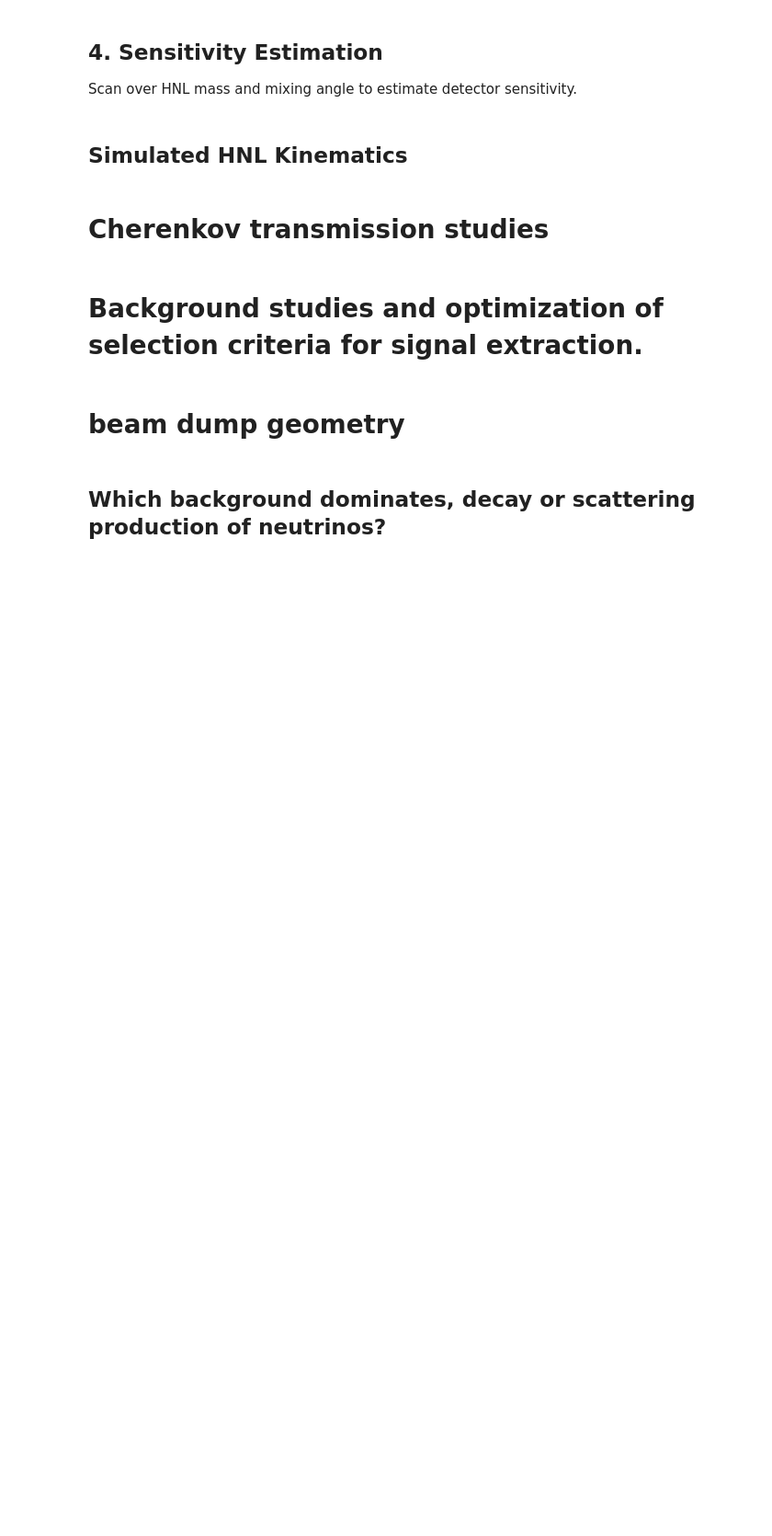
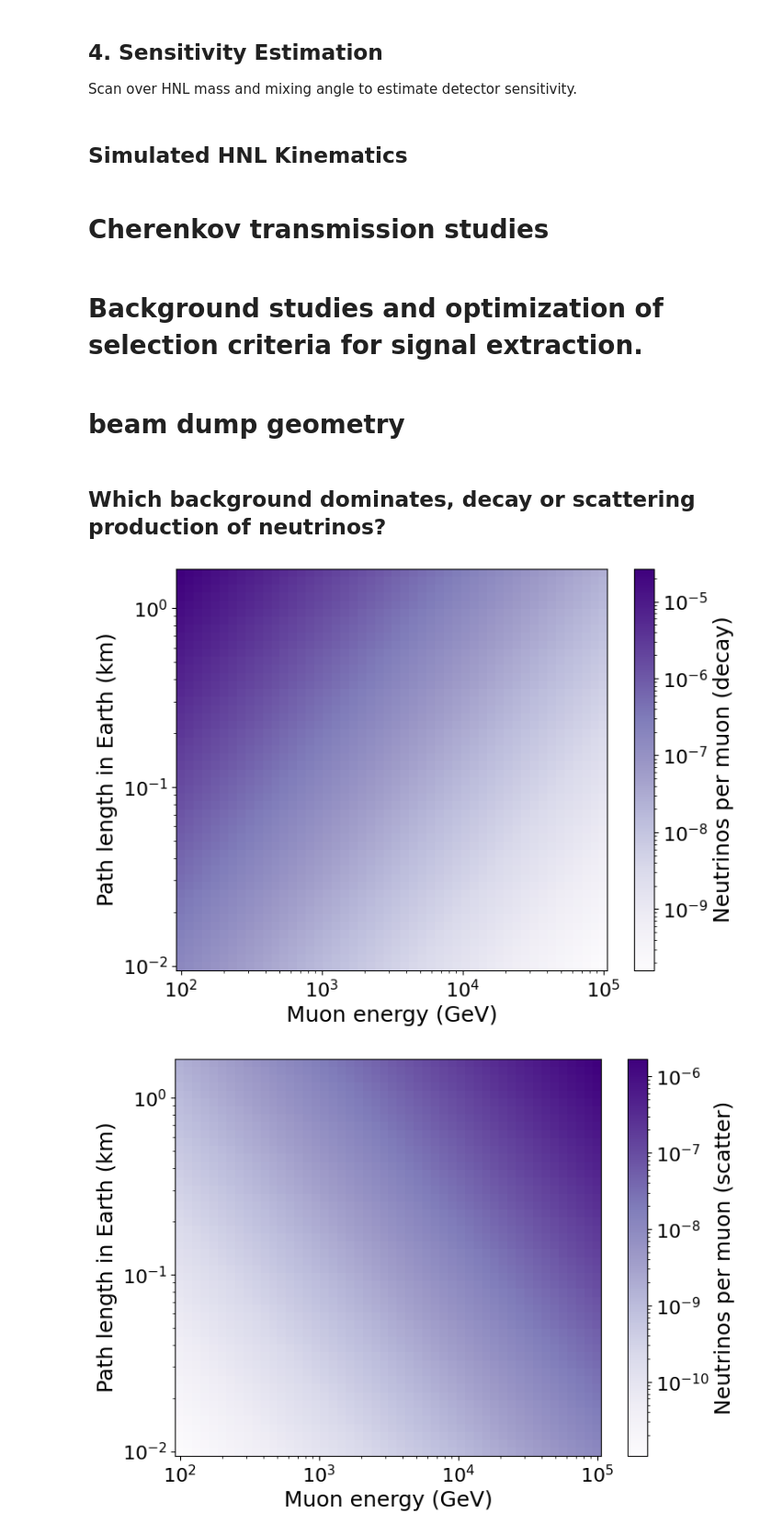
Before and after one commit to nickkamp1/NeutrinoFactoryHNL, a Jupyter notebook: BalloonSandbox.ipynb, the cells around one changed output. Shown at 92% size. Cells and saved outputs as stored; diff of their text form; code cells hidden in the pictures; blank space fills up the shorter version.

```diff
--- a/BalloonSandbox.ipynb
+++ b/BalloonSandbox.ipynb
@@ -616,6 +619,6 @@ def mcs_angle(L,E_mu_init):
 # %%
 E_mu_init_range = np.logspace(2,5,50)
-L_range = np.logspace(1,3.2,50)*1e2 # cm
+L_range = np.logspace(1,3.2,50) # m
 P_scat_array = np.zeros((len(E_mu_init_range),len(L_range)))
 P_dec_array = np.zeros((len(E_mu_init_range),len(L_range)))
 for i,E_mu_init in enumerate(E_mu_init_range):
@@ -623,24 +626,27 @@ for i,E_mu_init in enumerate(E_mu_init_range):
         P_scat_array[i,j] = P_scat(L,E_mu_init)
         P_dec_array[i,j] = P_dec(L,E_mu_init)
 # %%
-plt.pcolor(E_mu_init_range,L_range/1e5,P_dec_array.T,norm=LogNorm())
+plt.pcolor(E_mu_init_range,L_range/1e3,P_dec_array.T,norm=LogNorm())
 c = plt.colorbar()
 c.set_label("Neutrinos per muon (decay)")
 plt.xlabel("Muon energy (GeV)")
 plt.ylabel("Path length in Earth (km)")
 plt.loglog()
 plt.show()
-plt.pcolor(E_mu_init_range,L_range/1e5,P_scat_array.T,norm=LogNorm())
+plt.pcolor(E_mu_init_range,L_range/1e3,P_scat_array.T,norm=LogNorm())
 c = plt.colorbar()
 c.set_label("Neutrinos per muon (scatter)")
 plt.xlabel("Muon energy (GeV)")
 plt.ylabel("Path length in Earth (km)")
 plt.loglog()
 plt.show()
-plt.pcolor(E_mu_init_range,L_range/1e5,P_dec_array.T/P_scat_array.T,norm=LogNorm(vmin=1e-3,vmax=1e3),cmap='RdBu')
+plt.pcolor(E_mu_init_range,L_range/1e3,P_dec_array.T/P_scat_array.T,norm=LogNorm(vmin=1e-3,vmax=1e3),cmap='RdBu')
 c = plt.colorbar()
 c.set_label("Decay/Scatter rate")
 plt.xlabel("Muon energy (GeV)")
 plt.ylabel("Path length in Earth (km)")
 plt.loglog()
 plt.show()
+# %% [output]
+[figure, added]
+[figure, added]
```
Also changed, not shown: parts of 7 cells of this notebook, 5 other files.
